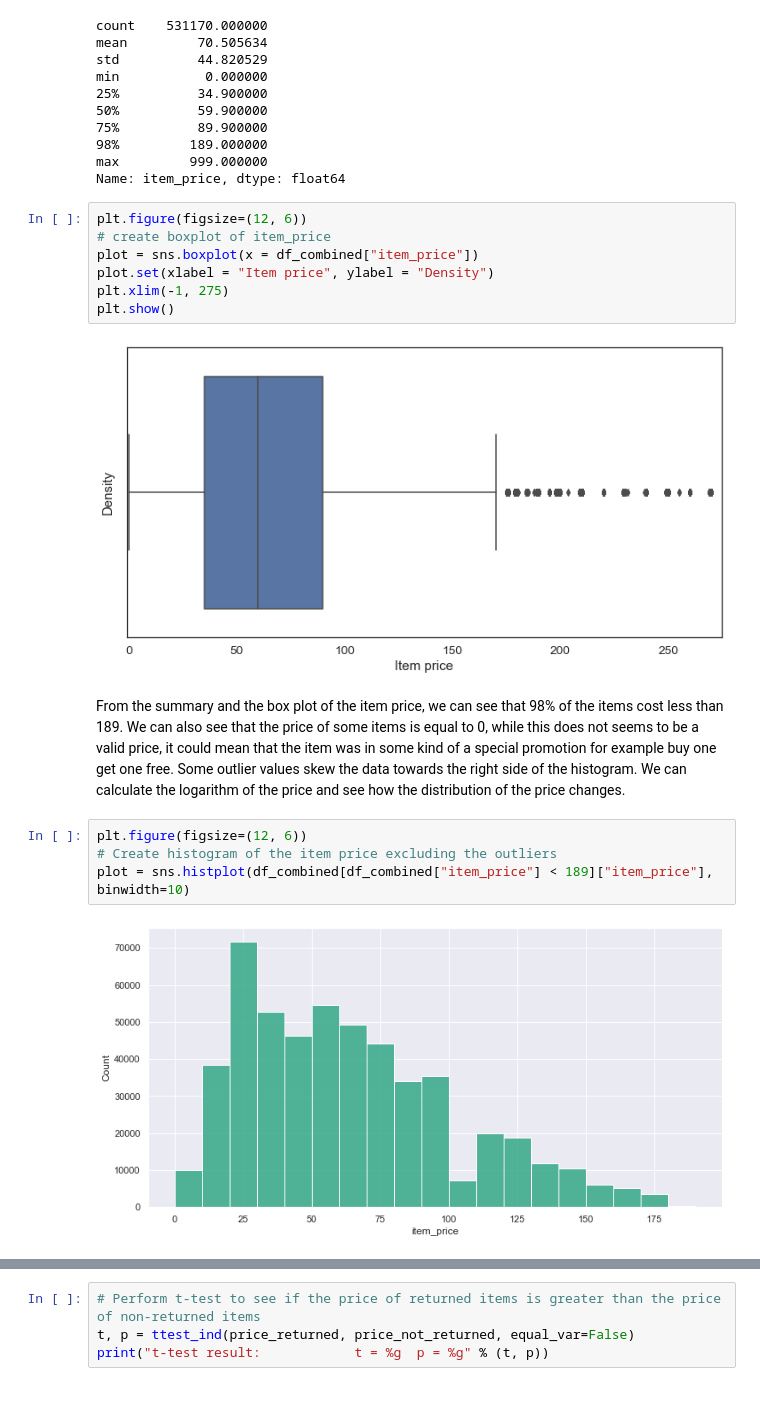
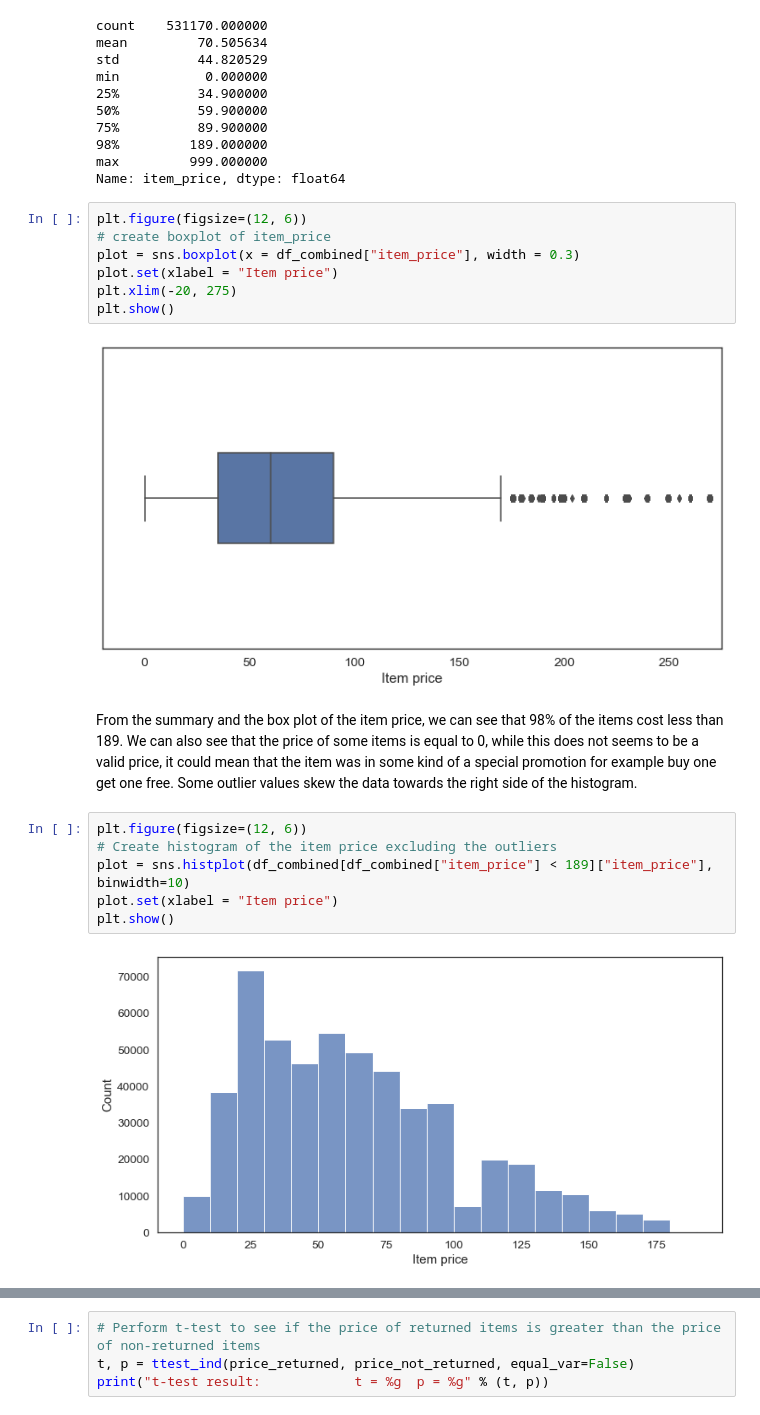
Before and after one commit to teodor-georgiev/Online-Retailer-Analysis-2014, a Jupyter notebook: 1. EDA and Transformation.ipynb, the cells around one changed output, grey strips where cells are left out. Cells and saved outputs as stored; diff of their text form.

```diff
--- a/1. EDA and Transformation.ipynb
+++ b/1. EDA and Transformation.ipynb
@@ -462,20 +463,22 @@ Name: item_price, dtype: float64
 # %%
 plt.figure(figsize=(12, 6))
 # create boxplot of item_price
-plot = sns.boxplot(x = df_combined["item_price"])
-plot.set(xlabel = "Item price", ylabel = "Density")
-plt.xlim(-1, 275)
+plot = sns.boxplot(x = df_combined["item_price"], width = 0.3)
+plot.set(xlabel = "Item price")
+plt.xlim(-20, 275)
 plt.show()
 # %% [output]
-[figure, old version]
+[figure, new version]
 # %% [markdown]
-From the summary and the box plot of the item price, we can see that 98% of the items cost less than 189. We can also see that the price of some items is equal to 0, while this does not seems to be a valid price, it could mean that the item was in some kind of a special promotion for example buy one get one free. Some outlier values skew the data towards the right side of the histogram. We can calculate the logarithm of the price and see how the distribution of the price changes.
+From the summary and the box plot of the item price, we can see that 98% of the items cost less than 189. We can also see that the price of some items is equal to 0, while this does not seems to be a valid price, it could mean that the item was in some kind of a special promotion for example buy one get one free. Some outlier values skew the data towards the right side of the histogram.
 # %%
 plt.figure(figsize=(12, 6))
 # Create histogram of the item price excluding the outliers
 plot = sns.histplot(df_combined[df_combined["item_price"] < 189]["item_price"], binwidth=10)
+plot.set(xlabel = "Item price")
+plt.show()
 # %% [output]
-[figure, old version]
+[figure, new version]
 # %%
 # Create boxplot of the price for returned and non-returned items
 plt.figure(figsize= (14,6))
```
Also changed, not shown: parts of 18 cells of this notebook.
